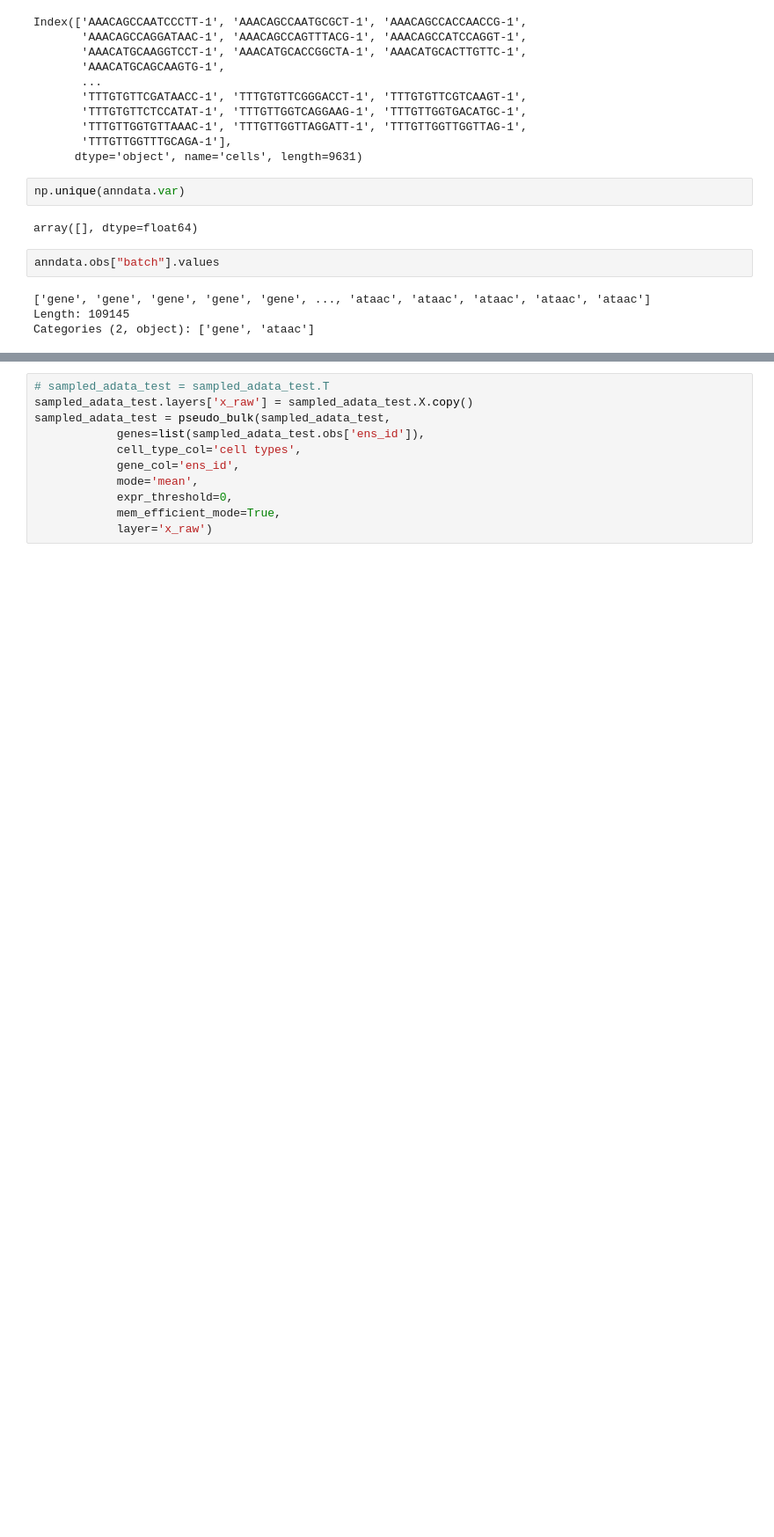
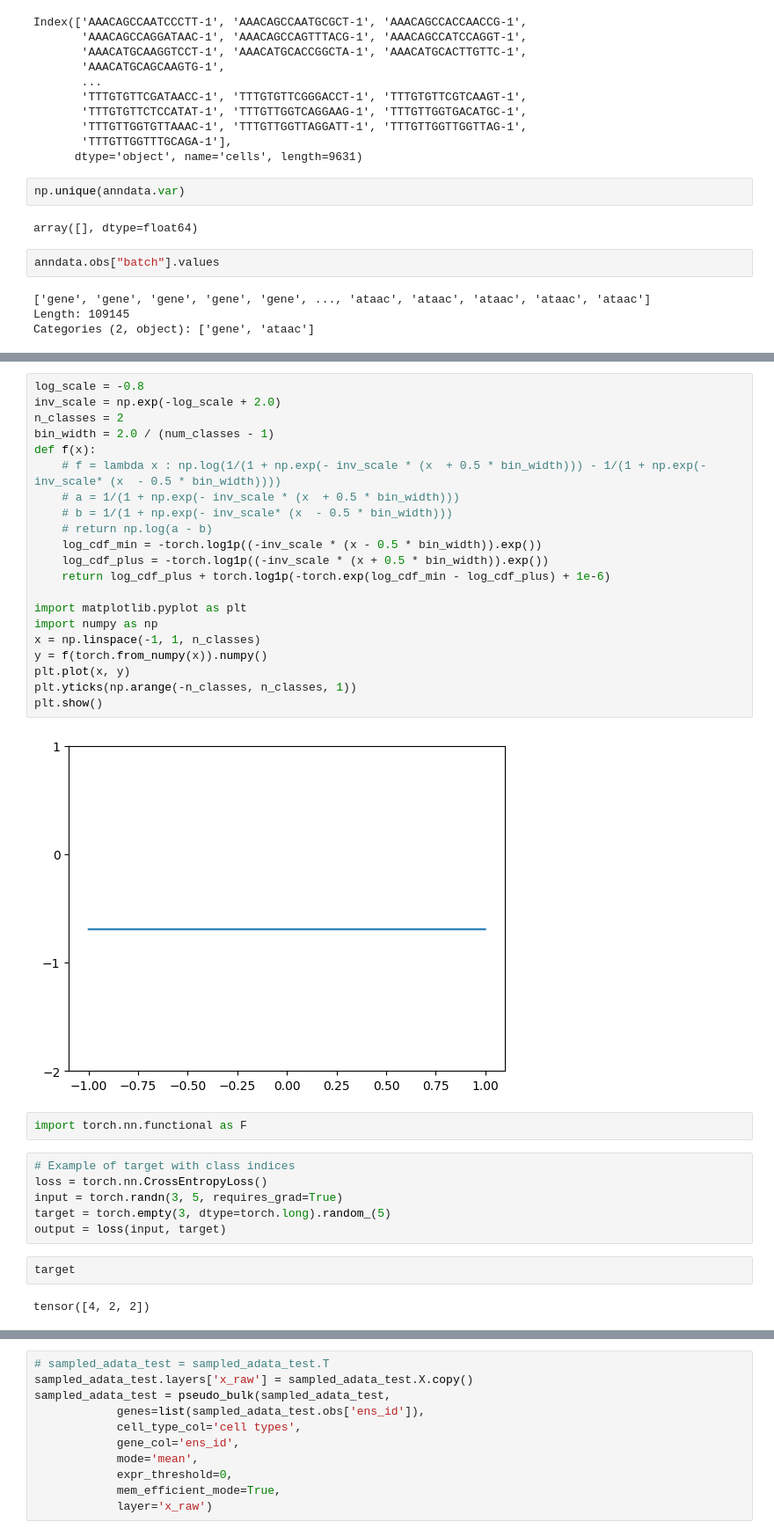
Before and after one commit to HelloWorldLTY/UNICORN, a Jupyter notebook: test.ipynb, the cells around one changed output, grey strips where cells are left out. Shown at 88% size. Cells and saved outputs as stored; diff of their text form; blank space fills up the shorter version.

Commit message:
add logit_pars function and support ce loss

```diff
--- a/test.ipynb
+++ b/test.ipynb
@@ -67,0 +128,35 @@ tensor([[ 0.8846, -1.8539, -1.8571, -0.1700,  0.2262,  2.0830],
+# %%
+log_scale = -0.8
+inv_scale = np.exp(-log_scale + 2.0)
+n_classes = 2
+bin_width = 2.0 / (num_classes - 1)
+def f(x):
+    # f = lambda x : np.log(1/(1 + np.exp(- inv_scale * (x  + 0.5 * bin_width))) - 1/(1 + np.exp(- inv_scale* (x  - 0.5 * bin_width))))
+    # a = 1/(1 + np.exp(- inv_scale * (x  + 0.5 * bin_width)))
+    # b = 1/(1 + np.exp(- inv_scale* (x  - 0.5 * bin_width)))
+    # return np.log(a - b)
+    log_cdf_min = -torch.log1p((-inv_scale * (x - 0.5 * bin_width)).exp())
+    log_cdf_plus = -torch.log1p((-inv_scale * (x + 0.5 * bin_width)).exp())
+    return log_cdf_plus + torch.log1p(-torch.exp(log_cdf_min - log_cdf_plus) + 1e-6)
+
+import matplotlib.pyplot as plt
+import numpy as np
+x = np.linspace(-1, 1, n_classes)
+y = f(torch.from_numpy(x)).numpy()
+plt.plot(x, y)
+plt.yticks(np.arange(-n_classes, n_classes, 1))
+plt.show()
+# %% [output]
+[figure, added]
+# %%
+import torch.nn.functional as F
+# %%
+# Example of target with class indices
+loss = torch.nn.CrossEntropyLoss()
+input = torch.randn(3, 5, requires_grad=True)
+target = torch.empty(3, dtype=torch.long).random_(5)
+output = loss(input, target)
+# %%
+target
+# %% [output]
+tensor([4, 2, 2])
```
Also changed, not shown: parts of 17 cells of this notebook, 6 other files.
